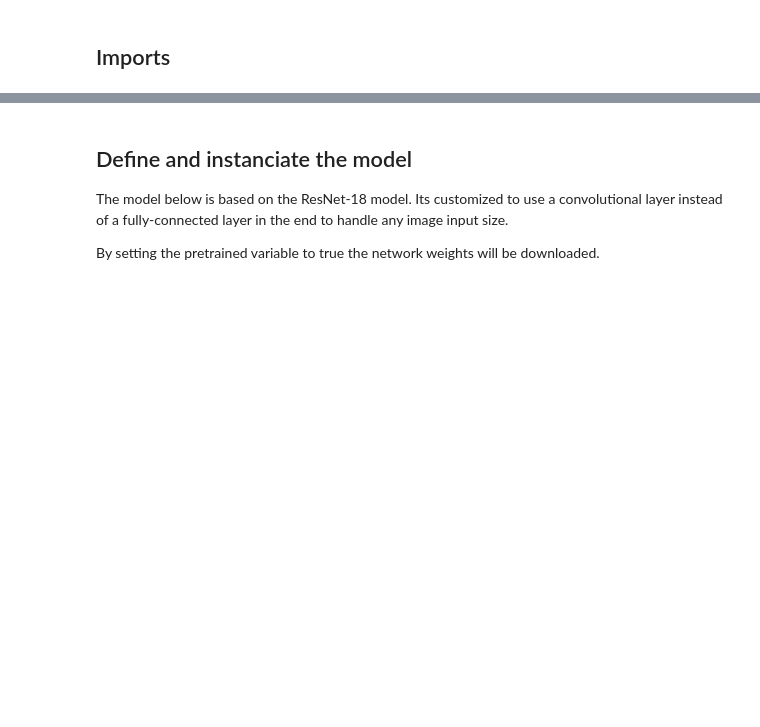
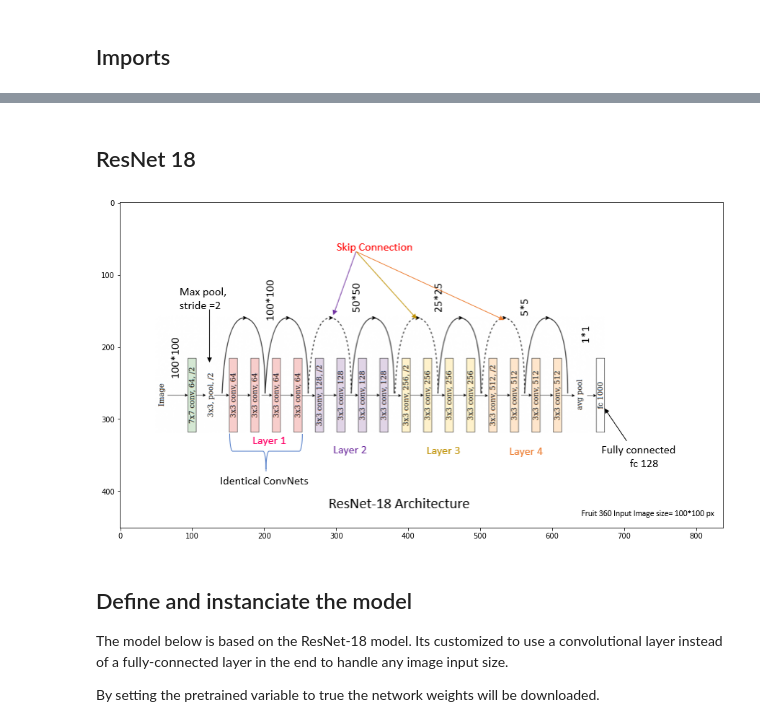
Before and after one commit to BRAIN-NTNU/computer-vision-course, a Jupyter notebook: image_classifier.ipynb, the cells around one changed output, grey strips where cells are left out. Drawn from its saved outputs; the diff is of its cells as text; code cells hidden in the pictures; blank space fills up the shorter version.

```diff
--- a/image_classifier.ipynb
+++ b/image_classifier.ipynb
@@ -16,3 +38,12 @@ from torchvision import models, transforms
+# %% [markdown]
+## ResNet 18
+# %%
+original_image = cv2.imread("data/resnet18.png")
+rgb_image = cv2.cvtColor(original_image, cv2.COLOR_BGR2RGB)
+plt.figure(figsize = (15,10))
+plt.imshow(rgb_image);
+# %% [output]
+[figure, added]
 # %% [markdown]
 ## Define and instanciate the model
 
```
Also changed, not shown: parts of 16 cells of this notebook, 3 other files.
